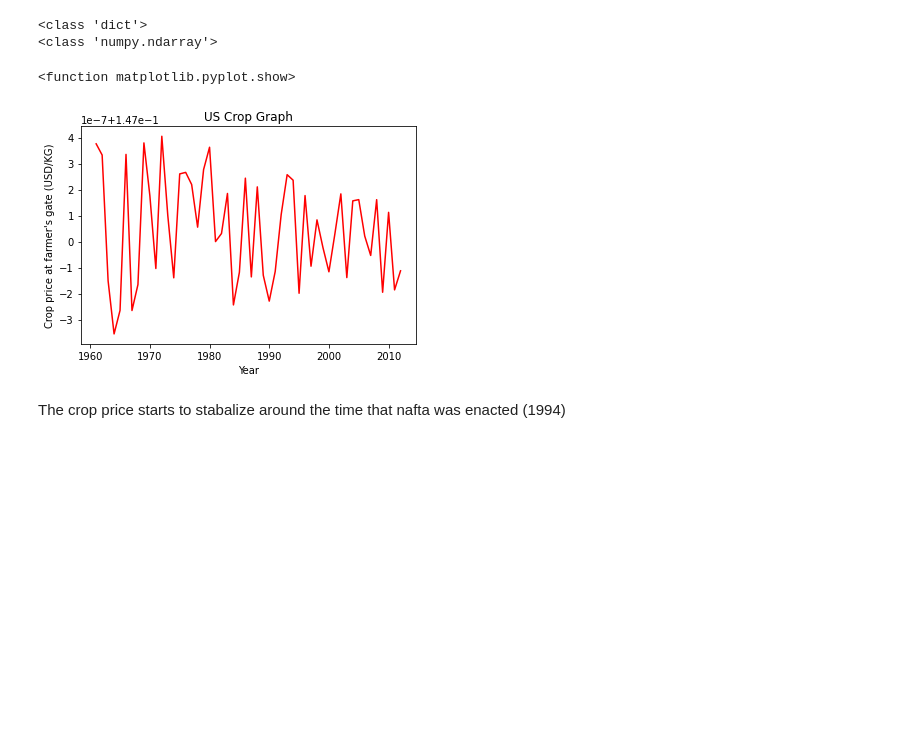
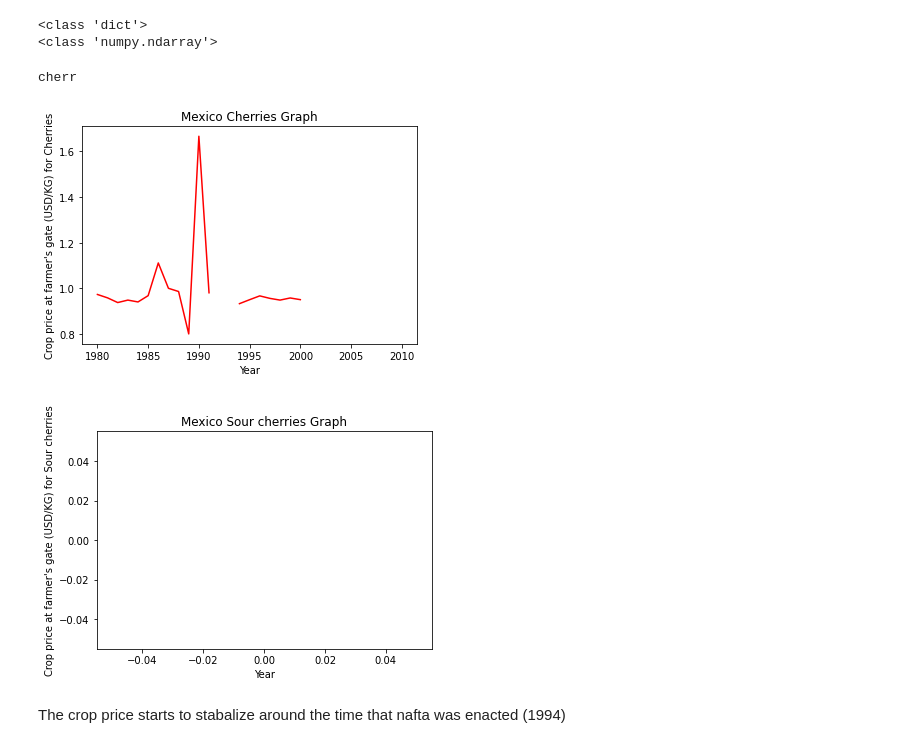
Before and after one commit to jfernandez37/495Project, a Jupyter notebook: Directed_consulting_495.ipynb, the cells around one changed output. Saved outputs shown, nothing was run; the diff lists cells and outputs as text; code cells hidden in the pictures; blank space fills up the shorter version.

Commit message:
Added search to graph

```diff
--- a/Directed_consulting_495.ipynb
+++ b/Directed_consulting_495.ipynb
@@ -17,17 +17,33 @@ print(type(stuff['Pr_Crop_US']))
 <class 'dict'>
 <class 'numpy.ndarray'>
 # %%
-y=stuff['Pr_Crop_US'][206][124]
-#print(len(stuff['Pr_Crop_US'][0][0]))
-x=np.arange(1961,2016)
-plt.title("US Crop Graph")
-plt.xlabel("Year")
-plt.ylabel("Crop price at farmer's gate (USD/KG)")
-plt.plot(x,y,color="red")
-plt.show
+search=str(input())
+coID=122
+for i in range(169):
+  cropID=i
+  cropName=str(stuff['FAOSTAT_CrName_FAO'][cropID])
+  testSplit=cropName.split("[")
+  cropName=testSplit[2].split("]")[0]
+  cropName=cropName.replace("'","")
+  coName=str(stuff['FAOSTAT_CoName_FAO'][coID])
+  testSplitCo=coName.split("[")
+  coName=testSplitCo[2].split("]")[0]
+  coName=coName.replace("'","")
+  #print(cropName)
+  if search.upper() in cropName.upper():
+    y=stuff['Pr_Crop_US'][122][cropID]
+    #print(len(stuff['Pr_Crop_US'][0][0]))
+    x=np.arange(1961,2016)
+    plt.figure(i)
+    plt.title(coName+ " "+cropName+ " Graph")
+    plt.xlabel("Year")
+    plt.ylabel("Crop price at farmer's gate (USD/KG) for " + cropName)
+    plt.plot(x,y,color="red")
+    plt.show
 # %% [output]
-<function matplotlib.pyplot.show>
+cherr
-[figure, old version]
+[figure, new version]
+[figure, added]
 # %% [markdown]
 The crop price starts to stabalize around the time that nafta was enacted (1994)
 # %% [markdown]
```
Also changed, not shown: parts of 2 cells of this notebook.
